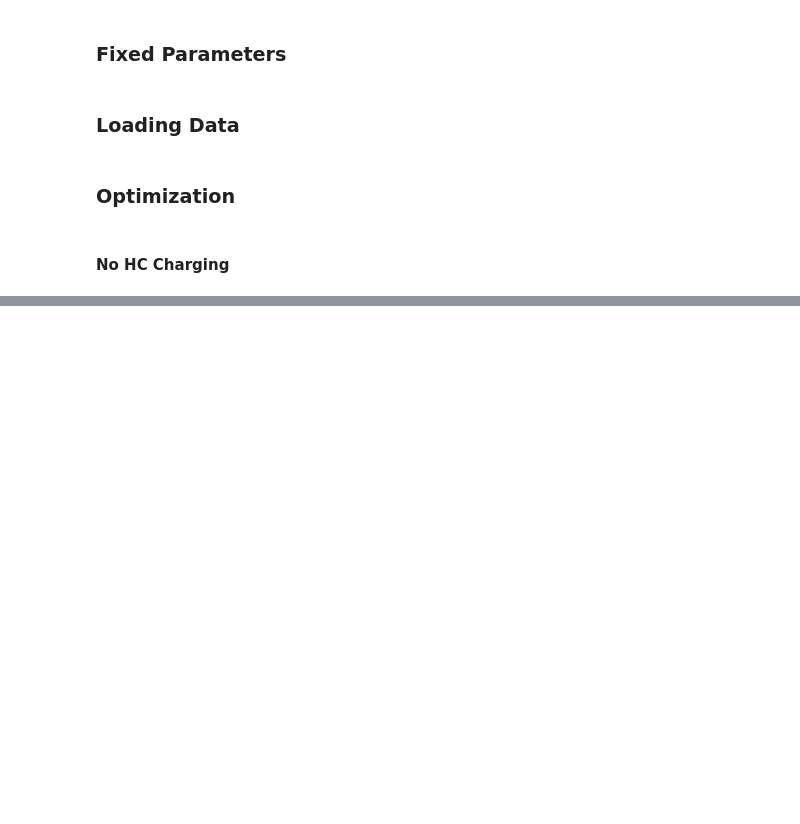
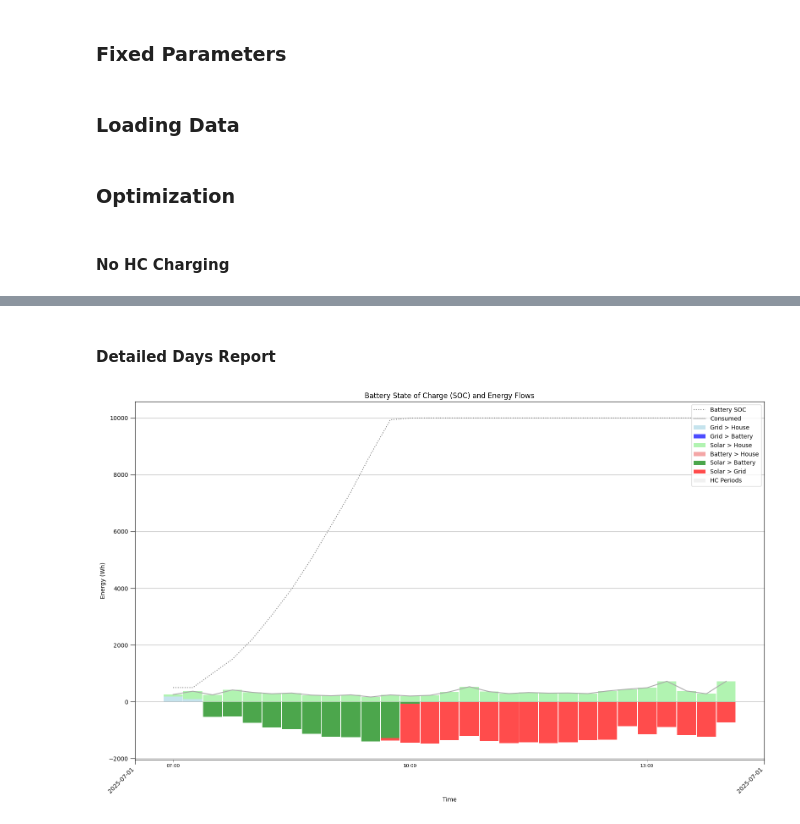
Before and after one commit to braibaud/EnphaseAnalysis, a Jupyter notebook: Report Analysis.ipynb, the cells around one changed output, grey strips where cells are left out. Drawn from its saved outputs; the diff is of its cells as text; code cells hidden in the pictures; blank space fills up the shorter version.

```diff
--- a/Report Analysis.ipynb
+++ b/Report Analysis.ipynb
@@ -625,0 +1654,14 @@ total_cost_with_solar_battery: 2491 €
+# %% [markdown]
+#### Detailed Days Report
+# %%
+plot_battery_soc_v2(
+    df_input,
+    start_date_text,
+    end_date_text,
+    wh_price_high_eur,
+    wh_price_low_eur,
+    wh_price_sale_eur,
+    subscription_monthly_fee_eur,
+    plot_chart=True)
+# %% [output]
+[figure, added]
```
Also changed, not shown: parts of 19 cells of this notebook.
